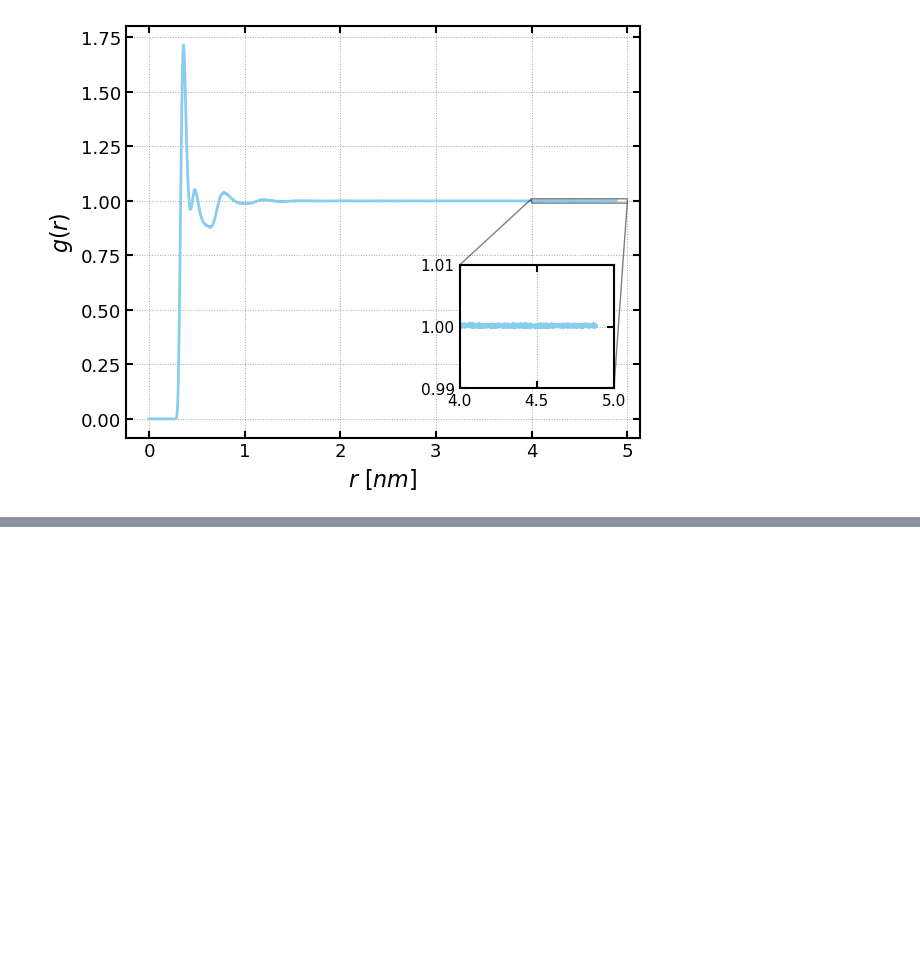
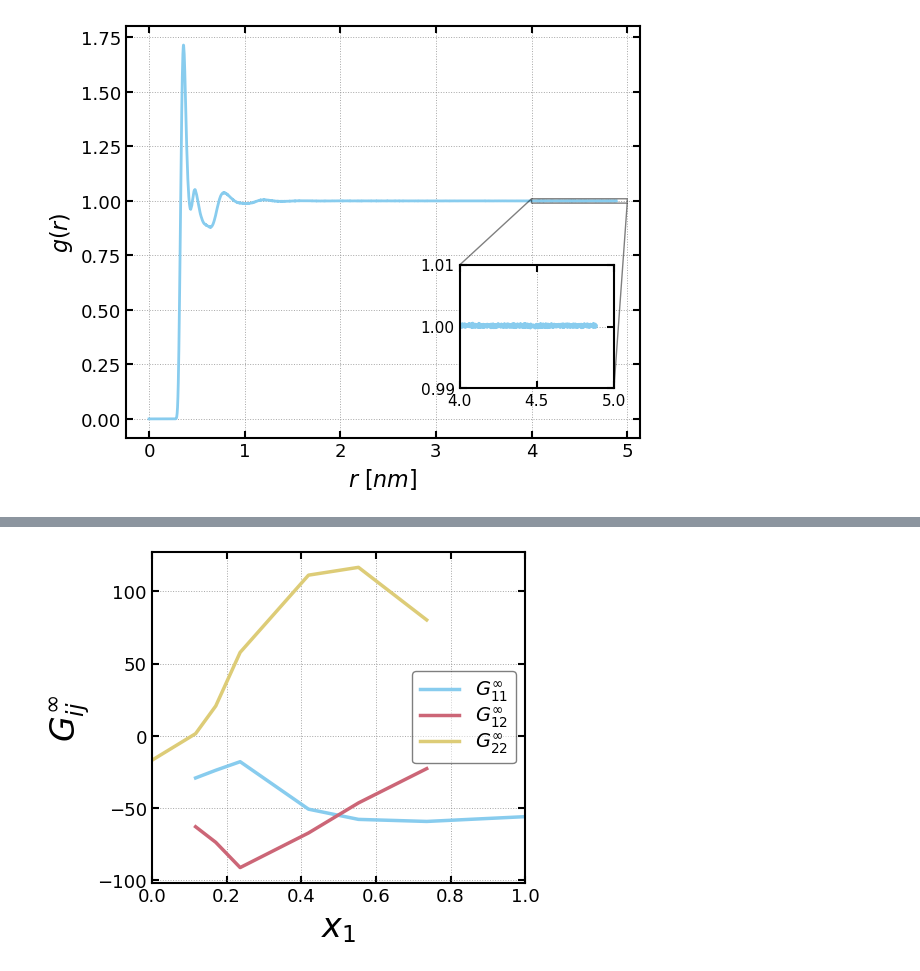
Before and after one commit to anl-sepsci/kbkit, a Jupyter notebook: examples/etoh_h2o_example.ipynb, the cells around one changed output, grey strips where cells are left out. Drawn from its saved outputs; the diff is of its cells as text; code cells hidden in the pictures; blank space fills up the shorter version.

```diff
--- a/examples/etoh_h2o_example.ipynb
+++ b/examples/etoh_h2o_example.ipynb
@@ -165,0 +186,16 @@ kbi.rdf.plot()  # shows the RDF with an inset zooming in at large r
+# %%
+fig, ax = plt.subplots(figsize=(5,4))
+import itertools
+for i, j in itertools.product(range(2),range(2)):
+    if i>j:
+        continue
+    ij = f"{i+1}{j+1}"
+    ax.plot(pipe.systems.x[:,0], pipe.kbi_res.to("cm^3/mol").value[:,i,j], lw=2.5, label=fr"$G_{{{ij}}}^\infty$")
+
+ax.legend(fontsize=14)
+ax.set_xlim(0,1)
+ax.set_xlabel(r"$x_1$", fontsize=24)
+ax.set_ylabel(r"$G_{ij}^\infty$", fontsize=24)
+fig.savefig(folder/"kbis.pdf", dpi=100)
+# %% [output]
+[figure, added]
```
Also changed, not shown: parts of 12 cells of this notebook, 24 other files.
